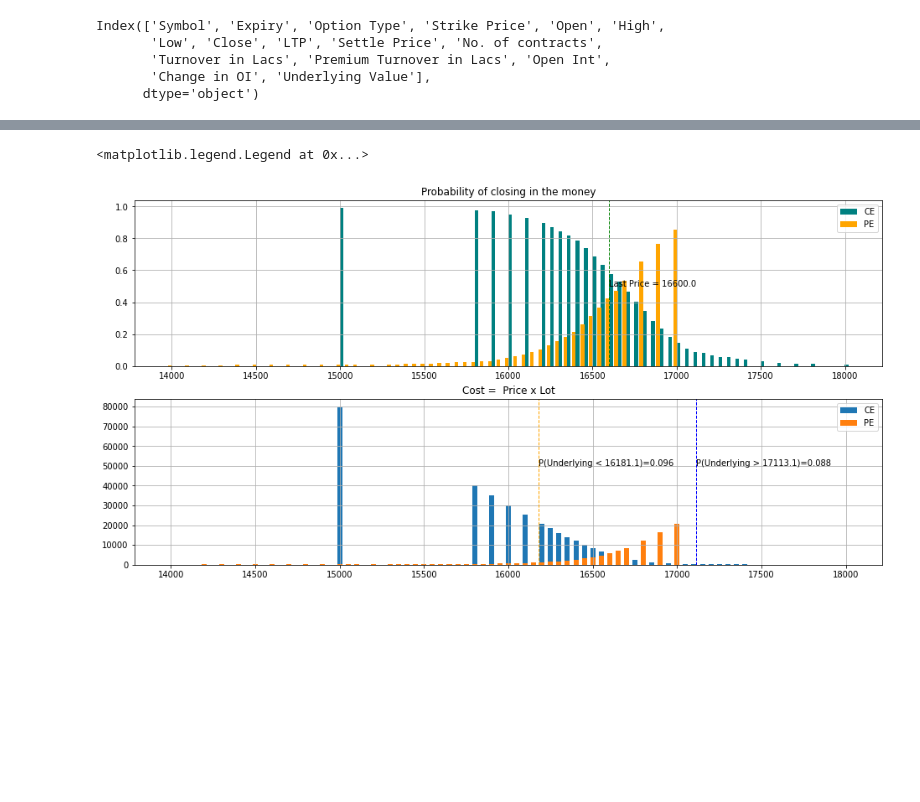
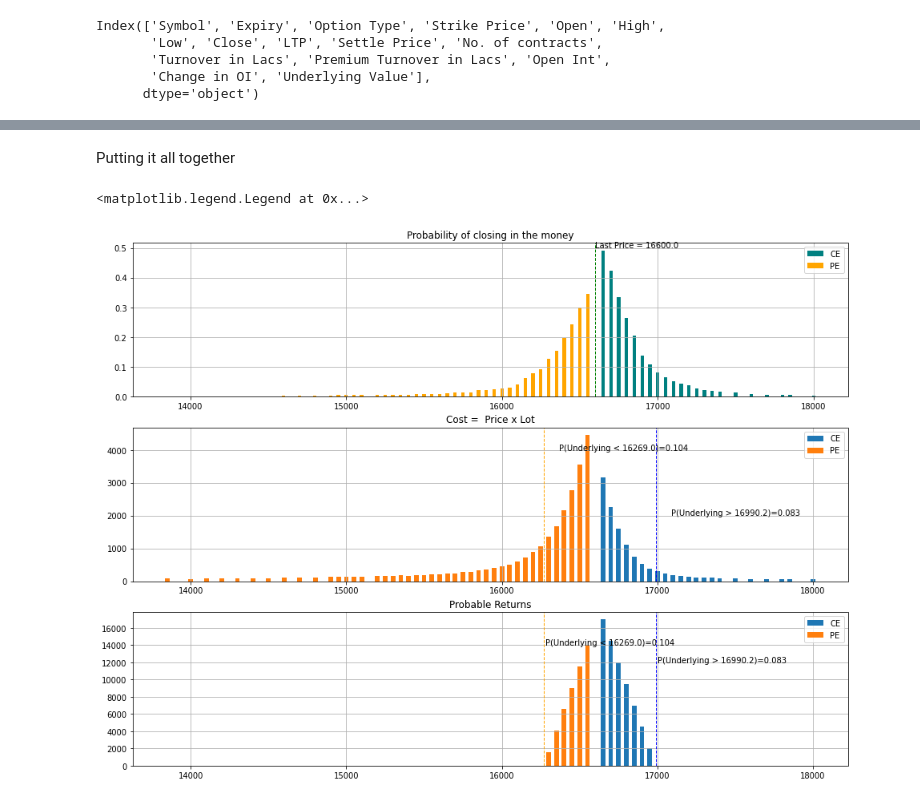
Before and after one commit to shayanrc/Mid-Covid-Market-Analysis, a Jupyter notebook: NIFTY_Options_Opportunity_Analysis.ipynb, the cells around one changed output, grey strips where cells are left out. Cells and saved outputs as stored; diff of their text form; code cells hidden in the pictures; blank space fills up the shorter version.

```diff
--- a/NIFTY_Options_Opportunity_Analysis.ipynb
+++ b/NIFTY_Options_Opportunity_Analysis.ipynb
@@ -56,5 +77,5 @@ Rate of Change Analysis
 # %%
-trade_days_left = 6 # used as window size
+trade_days_left = 4 # used as window size
 period_change = data_df.Close.rolling(trade_days_left).apply(lambda x: (x[-1]-x[0])/x[0]).dropna()
 plt.hist(period_change, bins=15, range=(-0.2,0.2))
 plt.grid()
@@ -249,40 +283,92 @@ Text(0.5, 1.0, 'Cost =PE Price x Lot')
+# %% [markdown]
+Putting it all together
 # %%
-fig = plt.figure(figsize=(16,8))
+fig = plt.figure(figsize=(16,12))
 
-ax = fig.add_subplot(211)
-ax.bar(x=strike_price_ce+10, height=proba_atm_expiry_ce, width=22, color='teal', align='center', label='CE')
-ax.bar(x=strike_price_pe-10, height=proba_atm_expiry_pe, width=22, color='orange', align='center', label='PE')
+ax = fig.add_subplot(311)
+
+# Plot CE
+ax.bar(x=strike_price_ce,
+       height=proba_atm_expiry_ce,
+       width=22,
+       color='teal',
+       align='center',
+       label='CE')
+
+# Plot PE
+ax.bar(x=strike_price_pe, height=proba_atm_expiry_pe,
+       width=22,
+       color='orange',
+       align='center',
+       label='PE')
+
 ax.grid()
 ax.set_title('Probability of closing in the money')
+
 plt.axvline(x=last_price, color='g', linewidth=1.0, linestyle='--')
 plt.text(last_price,
          0.5,
          'Last Price = %.1f'%last_price,
          rotation=0)
 ax.legend()
 
-ax = fig.add_subplot(212)
-ax.bar(x=strike_price_ce, height=50*ce_df['Close'].values, width=30, label='CE')
-ax.bar(x=strike_price_pe, height=50*pe_df['Close'].values, width=30, label='PE')
+cost_ce = 50*ce_df['Close'].values
+cost_pe = 50*pe_df['Close'].values
+
+ax = fig.add_subplot(312)
+
+ax.bar(x=strike_price_ce, height=cost_ce, width=30, label='CE')
+ax.bar(x=strike_price_pe, height=cost_pe, width=30, label='PE')
 ax.grid(which='major')
 
 sigma_high = last_price*(1+expected_change_pos_sigma)
 plt.axvline(x=sigma_high, color='blue', linewidth=1.0, linestyle='--')
-plt.text(sigma_high,
-         50000,
+plt.text(sigma_high+100,
+         2000,
          'P(Underlying > %.1f)=%.3f'%(sigma_high,prob_change_pos_sigma),
          rotation=0)
 
 ax.set_title('Cost =  Price x Lot')
 
 # ax = fig.add_subplot(313)
 sigma_low = last_price*(1+expected_change_neg_sigma)
 plt.axvline(x=sigma_low, color='orange', linewidth=1.0, linestyle='--')
-plt.text(sigma_low,
-         50000,
+plt.text(sigma_low+100,
+         4000,
          'P(Underlying < %.1f)=%.3f'%(sigma_low,prob_change_neg_sigma),
          rotation=0)
 ax.legend()
+
+# Profits when underlying expires at mean +/- std
+probable_profits_ce = 50*(sigma_high-strike_price_ce)
+probable_profits_pe = 50*(strike_price_pe-sigma_low)
+
+# Zero out the loss making contracts
+probable_profits_pe[probable_profits_pe<0] = 0
+probable_profits_ce[probable_profits_ce<0] = 0
+
+
+ax = fig.add_subplot(313)
+ax.bar(x=strike_price_ce, height=probable_profits_ce, width=30, label='CE')
+ax.bar(x=strike_price_pe, height=probable_profits_pe, width=30, label='PE')
+ax.grid(which='major')
+
+
+plt.axvline(x=sigma_high, color='blue', linewidth=1.0, linestyle='--')
+plt.text(sigma_high+10,
+         12000,
+         'P(Underlying > %.1f)=%.3f'%(sigma_high,prob_change_pos_sigma),
+         rotation=0)
+
+ax.set_title('Probable Returns')
+
+plt.axvline(x=sigma_low, color='orange', linewidth=1.0, linestyle='--')
+plt.text(sigma_low+10,
+         14000,
+         'P(Underlying < %.1f)=%.3f'%(sigma_low,prob_change_neg_sigma),
+         rotation=0)
+
+ax.legend()
 # %% [output]
 <matplotlib.legend.Legend at 0x...>
-[figure, old version]
+[figure, new version]
```
Also changed, not shown: parts of 49 cells of this notebook, 1 other file.
